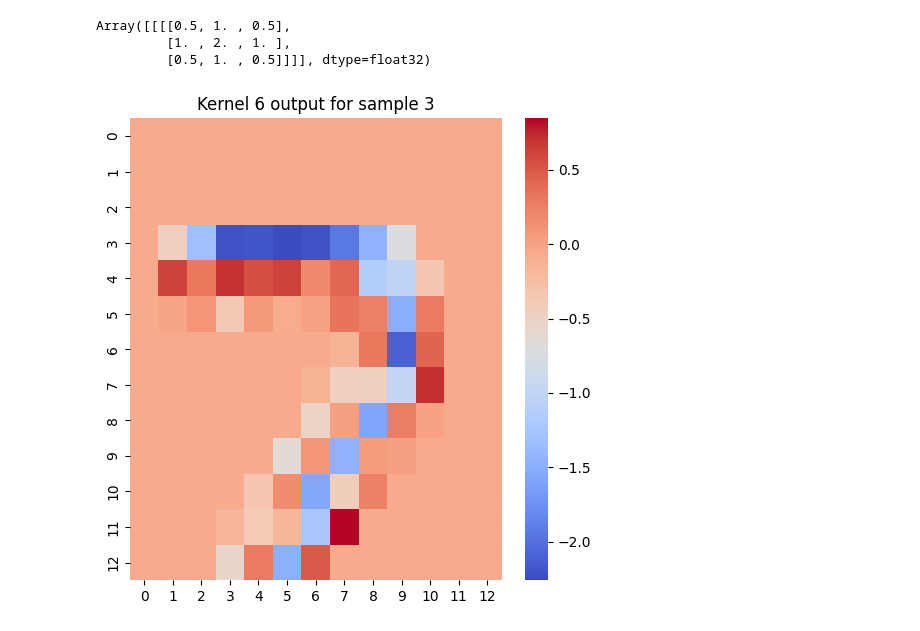
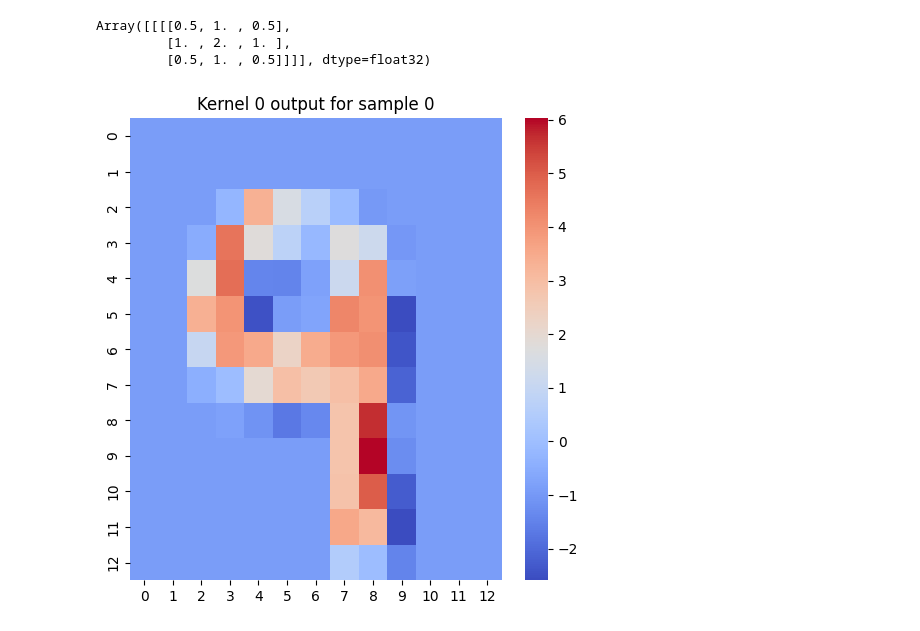
Before and after one commit to SanjithKumar2/MiniTorch, a Jupyter notebook: LeCunn.ipynb, the cells around one changed output. Cells and saved outputs as stored; diff of their text form; code cells hidden in the pictures.

Commit message:
cnn issues solved but conv lrp conservation broken

```diff
--- a/LeCunn.ipynb
+++ b/LeCunn.ipynb
@@ -315,16 +315,16 @@ X_t = X_t.astype('float32')/255.
 # %%
 net = Net(
     [
-        Conv2D(1,4,15,stride=2),
+        Conv2D(1,4,15,stride=2, accumulate_grad_norm=True, initialization="he"),
         Flatten(),
-        Linear(2535, 50),
+        Linear(2535, 50, accumulate_grad_norm=True, initialization="he"),
         ReLU(),
-        Linear(50, 50),
+        Linear(50, 50, accumulate_grad_norm=True, initialization="he"),
         ReLU(),
-        Linear(50, 10),
+        Linear(50, 10, accumulate_grad_norm=True, initialization="he"),
         SoftMax()
     ],
-    reproducibility_key=20
+    reproducibility_key=21
 )
 # %%
 def yield_batches(X, Y, batch_size):
@@ -368,7 +372,7 @@ final_grad.shape
 # %% [output]
 (2, 15, 13, 13)
 # %%
-net.load_model("modelcnn.pkl")
+net.load_model("modelcnnhe.pkl")
 # %%
 net.save_model("modelcnn.pkl")
 # %%
@@ -534,6 +563,6 @@ Array([[[[0.5, 1. , 0.5],
 # %%
 from MiniTorch.plotutils import show_conv_out
 # %%
-show_conv_out(net.layers[0],3,6)
+show_conv_out(net.layers[0],0,0)
 # %% [output]
-[figure, old version]
+[figure, new version]
```
Also changed, not shown: parts of 16 cells of this notebook, 3 other files.
